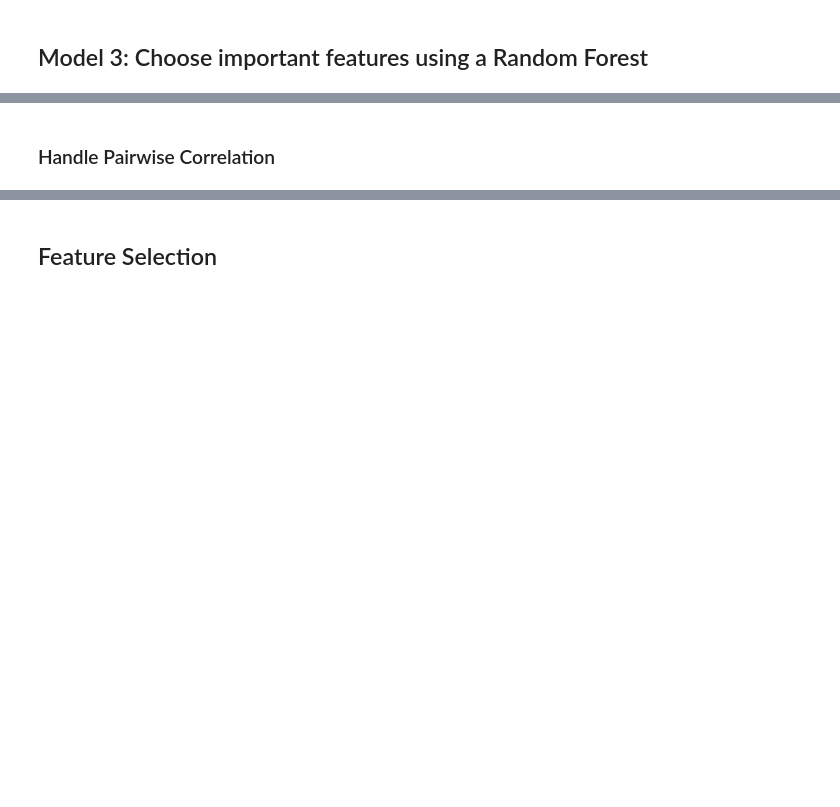
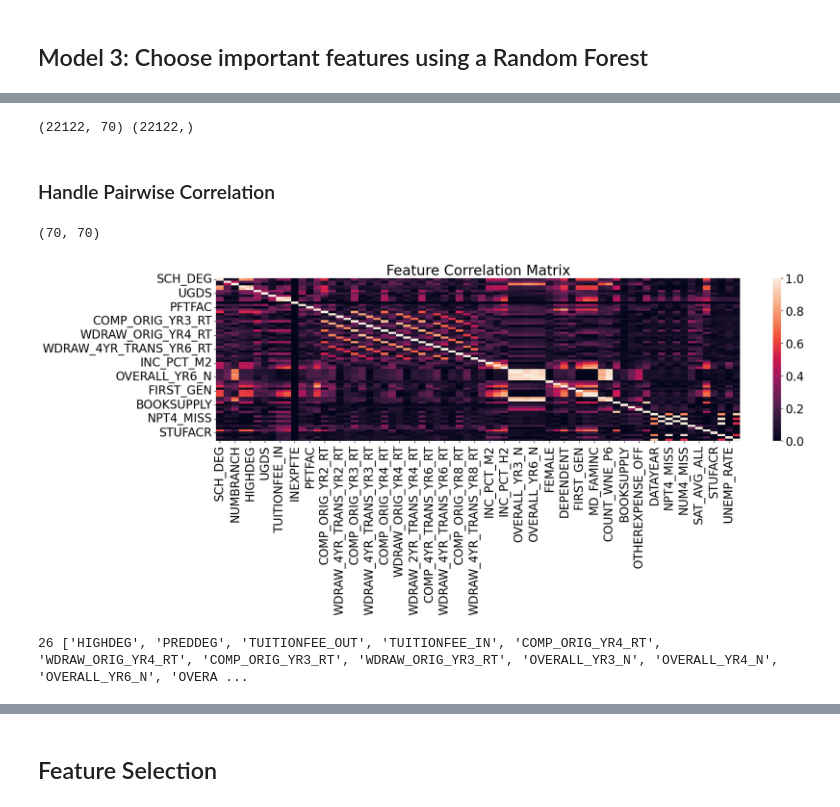
Before and after one commit to cyrilmichino/modeling-income-shares, a Jupyter notebook: college-scorecard-data-analysis.ipynb, the cells around one changed output, grey strips where cells are left out. Cells and saved outputs as stored; diff of their text form; code cells hidden in the pictures; blank space fills up the shorter version.

Commit message:
Models with filtered data

```diff
--- a/college-scorecard-data-analysis.ipynb
+++ b/college-scorecard-data-analysis.ipynb
@@ -778,5 +799,5 @@ print(y_log_corr[y_log_corr>0.7].count())
 ## Model 3: Choose important features using a Random Forest
 # %%
 data = pd.read_csv("/kaggle/working/CleanedConsolidatedData.csv")
-data = data.drop(['Unnamed: 0', 'Unnamed: 0.1','UNITID', 'INSTNM'],axis=1)
+data = data.drop(['Unnamed: 0','UNITID', 'INSTNM','REGION'],axis=1)
 data.head()
@@ -784,20 +812,26 @@ data.head()
 y = data['MN_EARN_WNE_P6']
 X = data.drop(['MN_EARN_WNE_P6'], axis=1)
 print(X.shape,y.shape)
+# %% [output]
+(22122, 70) (22122,)
 # %% [markdown]
 ### Handle Pairwise Correlation
 # %%
 ## Find pairwise correlation among features
 corr = X.corr().abs()
 corr.shape
+# %% [output]
+(70, 70)
 # %%
 plt.figure(figsize=(20,5))
 sns.heatmap(corr)
-plt.axis('off')
+plt.axis()
 plt.title('Feature Correlation Matrix')
 plt.show()
+# %% [output]
+[figure, added]
 # %%
-thresh = 0.75
+thresh = 0.85
 corr_to_drop = list()
 
 for i in range(len(X.columns)):
@@ -809,6 +843,8 @@ for i in range(len(X.columns)):
                 corr_to_drop.append(j)
 
 print(len(corr_to_drop),corr_to_drop)
+# %% [output]
+26 ['HIGHDEG', 'PREDDEG', 'TUITIONFEE_OUT', 'TUITIONFEE_IN', 'COMP_ORIG_YR4_RT', 'WDRAW_ORIG_YR4_RT', 'COMP_ORIG_YR3_RT', 'WDRAW_ORIG_YR3_RT', 'OVERALL_YR3_N', 'OVERALL_YR4_N', 'OVERALL_YR6_N', 'OVERA ...
 # %%
 X = X.drop(corr_to_drop,axis=1)
 print(X.shape)
```
Also changed, not shown: parts of 37 cells of this notebook.
